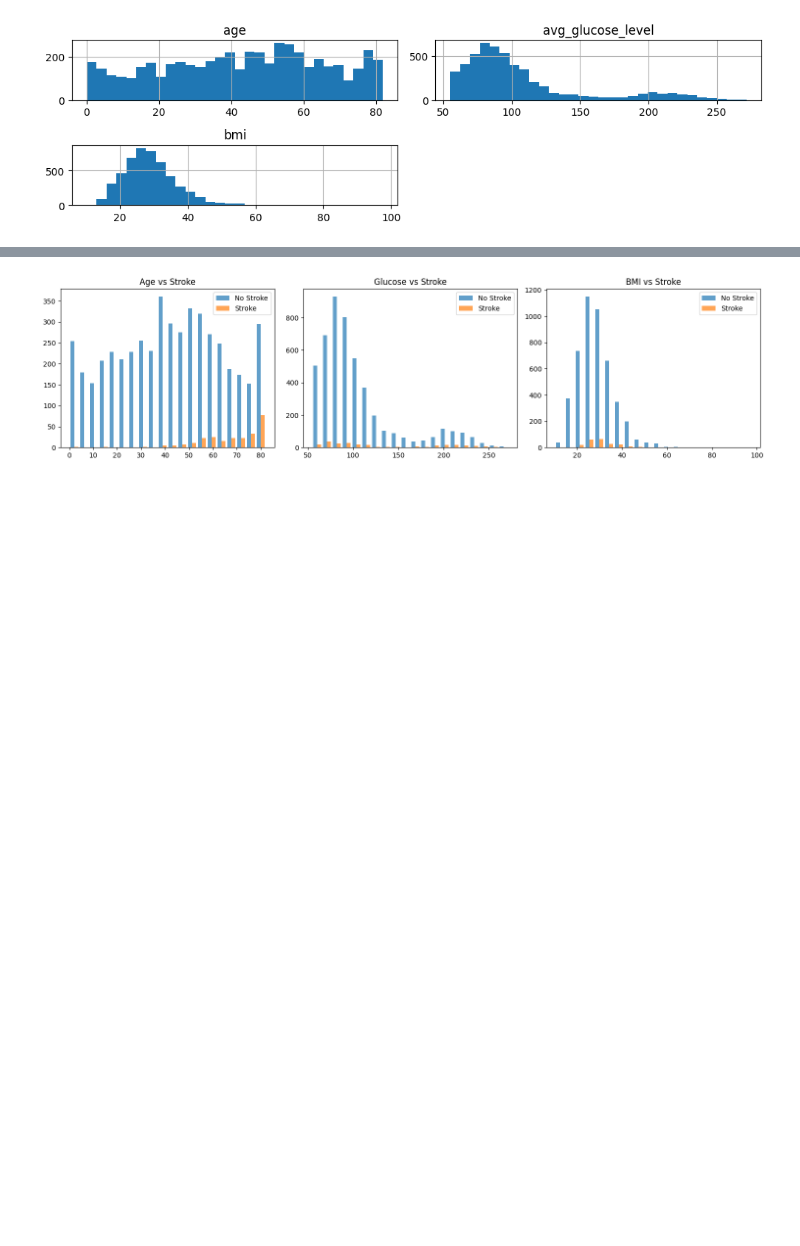
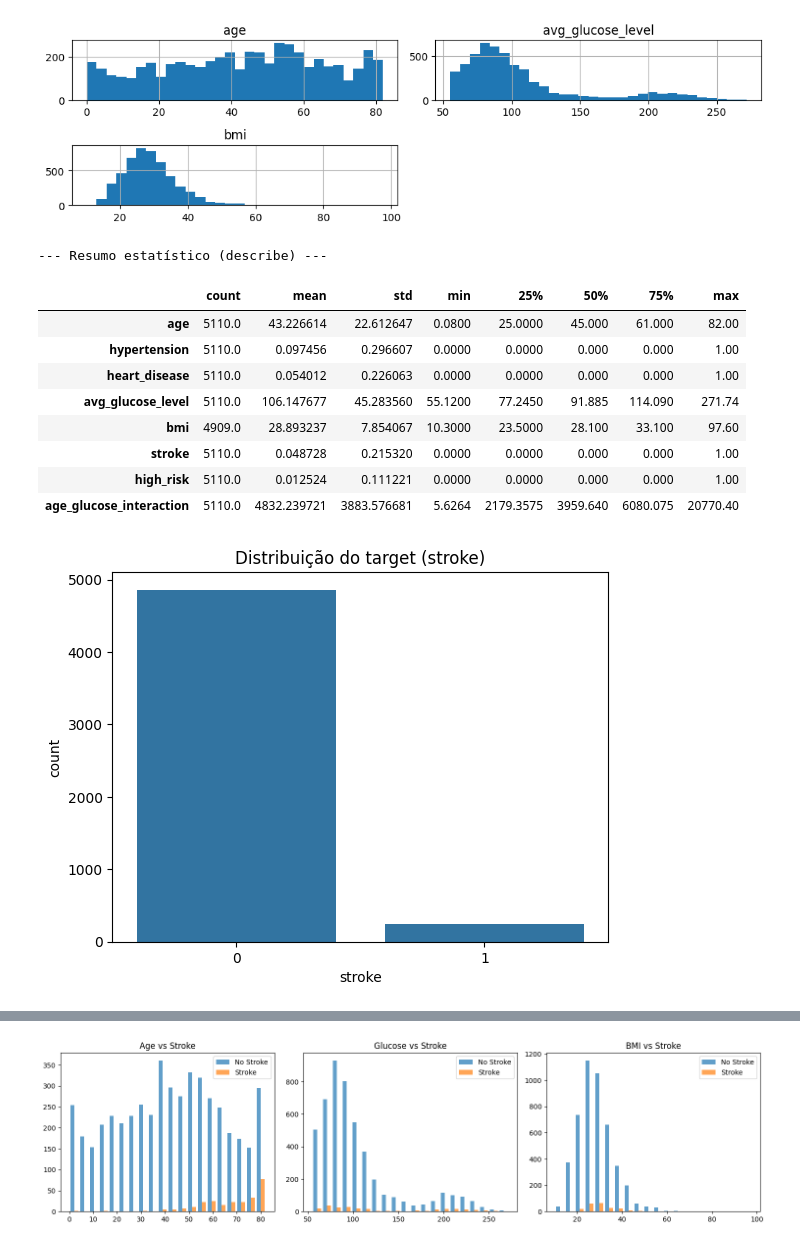
Before and after one commit to FranciscoNunessss/ML1, a Jupyter notebook: notebook/M1_preprocessing.ipynb, the cells around one changed output, grey strips where cells are left out. Drawn from its saved outputs; the diff is of its cells as text; code cells hidden in the pictures; blank space fills up the shorter version.

```diff
--- a/notebook/M1_preprocessing.ipynb
+++ b/notebook/M1_preprocessing.ipynb
@@ -199,6 +199,26 @@ stroke
 1    0.0487
 Name: proportion, dtype: float64
 [figure]
+# %%
+print("\n--- Resumo estatístico (describe) ---")
+display(df.describe().T)
+
+# Distribuição visual do target
+sns.countplot(x='stroke', data=df)
+plt.title('Distribuição do target (stroke)')
+plt.show()
+# %% [output]
+--- Resumo estatístico (describe) ---
+|  | count | mean | std | min | 25% | 50% | 75% | max |
+| age | 5110.0 | 43.226614 | 22.612647 | 0.0800 | 25.0000 | 45.000 | 61.000 | 82.00 |
+| hypertension | 5110.0 | 0.097456 | 0.296607 | 0.0000 | 0.0000 | 0.000 | 0.000 | 1.00 |
+| heart_disease | 5110.0 | 0.054012 | 0.226063 | 0.0000 | 0.0000 | 0.000 | 0.000 | 1.00 |
+| avg_glucose_level | 5110.0 | 106.147677 | 45.283560 | 55.1200 | 77.2450 | 91.885 | 114.090 | 271.74 |
+| bmi | 4909.0 | 28.893237 | 7.854067 | 10.3000 | 23.5000 | 28.100 | 33.100 | 97.60 |
+| stroke | 5110.0 | 0.048728 | 0.215320 | 0.0000 | 0.0000 | 0.000 | 0.000 | 1.00 |
+| high_risk | 5110.0 | 0.012524 | 0.111221 | 0.0000 | 0.0000 | 0.000 | 0.000 | 1.00 |
+| age_glucose_interaction | 5110.0 | 4832.239721 | 3883.576681 | 5.6264 | 2179.3575 | 3959.640 | 6080.075 | 20770.40 |
+[figure, added]
 # %%
 df_corr = df.copy()
 
```
Also changed, not shown: parts of 1 cell of this notebook.
